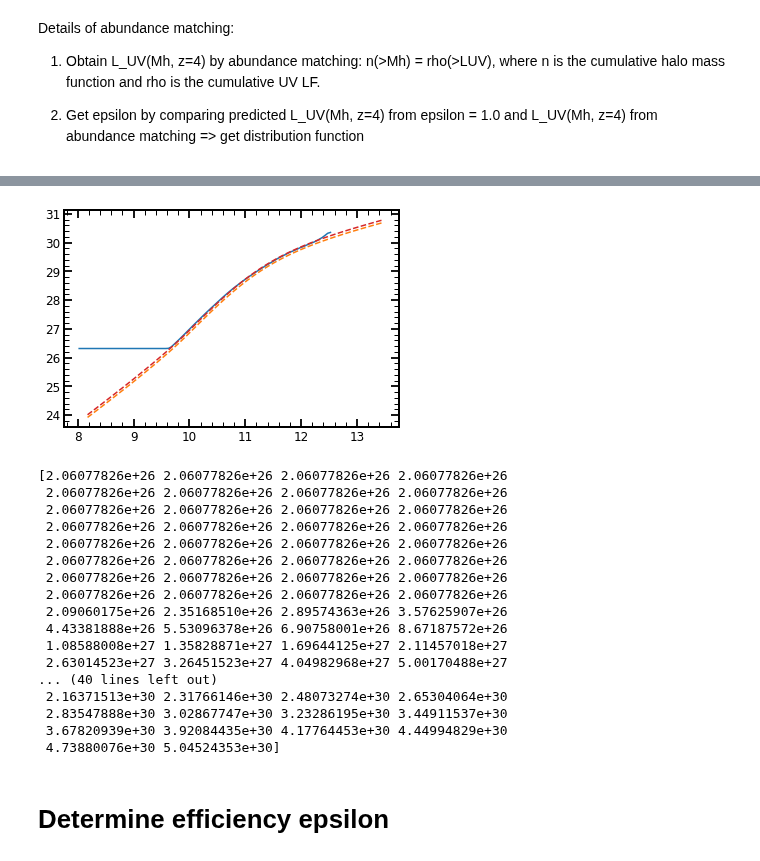
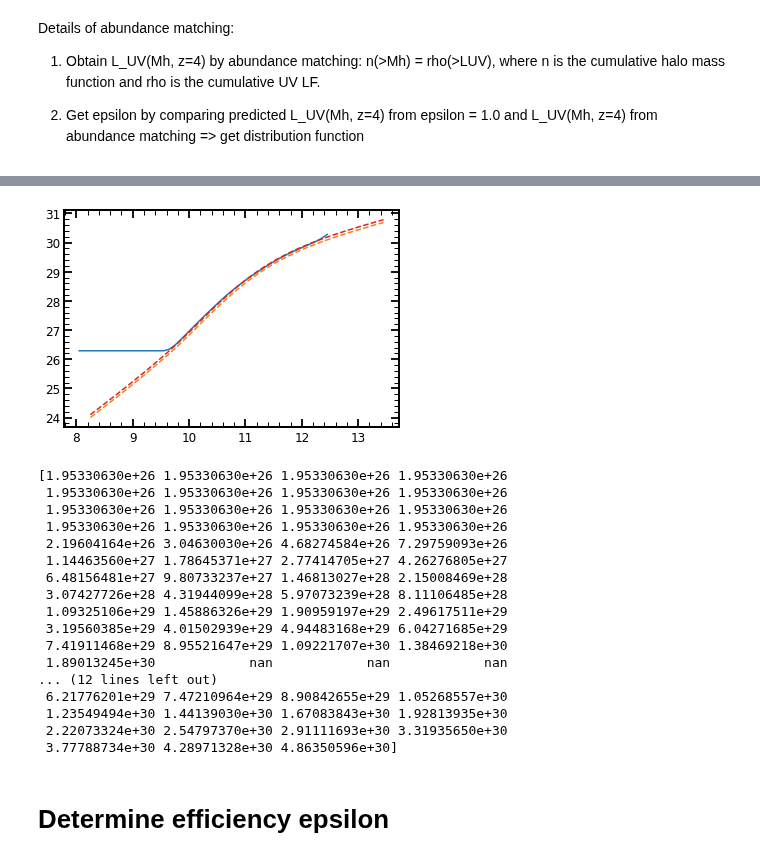
Before and after one commit to stacchella/halo_model, a Jupyter notebook: scripts/Calibration.ipynb, the cells around one changed output, grey strips where cells are left out. Saved outputs shown, nothing was run; the diff lists cells and outputs as text; code cells hidden in the pictures.

```diff
--- a/scripts/Calibration.ipynb
+++ b/scripts/Calibration.ipynb
@@ -63,7 +63,7 @@ min_mass = 9.0
 max_mass = 13.5
 volume_box = 100.0**3  # in Mpc^-3
 
-mass_bins = np.linspace(8.0, 13.5, num=111)
+mass_bins = np.linspace(8.0, 13.5, num=56)
 print mass_bins
 mass_bins_left = mass_bins[:-1]
 mass_bins_center = mass_bins[:-1]+0.5*np.diff(mass_bins)
@@ -186,9 +208,11 @@ def matching(UV_LF, HMF, Mh_list, redshift):
 # get luminosity functions (dust and not dust corrected)
 
 list_mag_in = np.linspace(-30.0, -5.0, num=1000)
-list_mag, phi_mag = UV_LF_Bouwens15(list_mag_in, 4.0, do_dust_corr=True)
-list_mag_wscatter, phi_mag_wscatter = UV_LF_Bouwens15(list_mag_in, 4.0, do_dust_corr=True, with_scatter=True)
-list_mag_not_dust_corrected, phi_mag_not_dust_corrected = UV_LF_Bouwens15(list_mag_in, 4.0, do_dust_corr=False)
+
+list_mag_cum, phi_UV_cum, phi_UV_cum_16, phi_UV_cum_84 = UV_LF_Bouwens15(list_mag_in, 4.0, num_of_draws=1000, cumulative=True, do_dust_corr=True, with_scatter=False)
+list_mag, phi_mag, phi_mag_16, phi_mag_84 = UV_LF_Bouwens15(list_mag_in, 4.0, num_of_draws=1000, cumulative=False, do_dust_corr=True, with_scatter=False)
+list_mag_wscatter, phi_mag_wscatter, phi_mag_wscatter_16, phi_mag_wscatter_84 = UV_LF_Bouwens15(list_mag_in, 4.0, num_of_draws=1000, cumulative=False, do_dust_corr=True, with_scatter=True)
+list_mag_not_dust_corrected, phi_mag_not_dust_corrected, phi_mag_not_dust_corrected_16, phi_mag_not_dust_corrected_84 = UV_LF_Bouwens15(list_mag_in, 4.0, num_of_draws=1000, cumulative=False, do_dust_corr=False, with_scatter=False)
 
 
 # plot luminosity functions
@@ -207,6 +231,6 @@ ax.set_ylim([-6.0, -1.0])
 
 
 plt.legend(frameon=False, fontsize=14)
-plt.savefig(path_figures + 'Calibration/UV_LF_dustcorrection.pdf', bbox_inches='tight')
+plt.savefig(path_figures + 'Calibration/UV_LF_dustcorrection2.pdf', bbox_inches='tight')
 plt.show()
 # %% [output]
@@ -231,39 +276,39 @@ plt.show()
 # %%
 # do the abundance matching and plot LUV-Mhalo relation
 
 Mh_list = mass_bins_center
-LUV_Mh = matching([list_mag, np.log10(phi_UV_cum)], [mass_bins_left, np.log10(HMF_z4)], Mh_list, 4.0)
-LUV_Mh2 = matching([list_mag, np.log10(phi_UV_cum)], [np.log10(HMF_analytic_z4[0]), np.log10(HMF_analytic_z4[1])], Mh_list, 4.0)
+LUV_Mh = matching([list_mag_cum, np.log10(phi_UV_cum)], [mass_bins_left, np.log10(HMF_z4)], Mh_list, 4.0)
+LUV_Mh2 = matching([list_mag_cum, np.log10(phi_UV_cum)], [np.log10(HMF_analytic_z4[0]), np.log10(HMF_analytic_z4[1])], Mh_list, 4.0)
 
 idx = np.abs(Mh_list-11.0).argmin()
 LUV_Mh_renorm = LUV_Mh2*LUV_Mh[idx]/LUV_Mh2[idx]
 
 plt.plot(Mh_list, np.log10(LUV_Mh), '-')
 plt.plot(Mh_list, np.log10(LUV_Mh_renorm), '--', color='C3')
 plt.plot(Mh_list, np.log10(LUV_Mh2), '--')
 plt.show()
 
 print LUV_Mh
 print LUV_Mh2
 # %% [output]
-[figure, old version]
+[figure, new version]
-[2.06077826e+26 2.06077826e+26 2.06077826e+26 2.06077826e+26
- 2.06077826e+26 2.06077826e+26 2.06077826e+26 2.06077826e+26
- 2.06077826e+26 2.06077826e+26 2.06077826e+26 2.06077826e+26
- 2.06077826e+26 2.06077826e+26 2.06077826e+26 2.06077826e+26
- 2.06077826e+26 2.06077826e+26 2.06077826e+26 2.06077826e+26
- 2.06077826e+26 2.06077826e+26 2.06077826e+26 2.06077826e+26
- 2.06077826e+26 2.06077826e+26 2.06077826e+26 2.06077826e+26
- 2.06077826e+26 2.06077826e+26 2.06077826e+26 2.06077826e+26
- 2.09060175e+26 2.35168510e+26 2.89574363e+26 3.57625907e+26
- 4.43381888e+26 5.53096378e+26 6.90758001e+26 8.67187572e+26
- 1.08588008e+27 1.35828871e+27 1.69644125e+27 2.11457018e+27
- 2.63014523e+27 3.26451523e+27 4.04982968e+27 5.00170488e+27
-... (40 lines left out)
- 2.16371513e+30 2.31766146e+30 2.48073274e+30 2.65304064e+30
- 2.83547888e+30 3.02867747e+30 3.23286195e+30 3.44911537e+30
- 3.67820939e+30 3.92084435e+30 4.17764453e+30 4.44994829e+30
- 4.73880076e+30 5.04524353e+30]
+[1.95330630e+26 1.95330630e+26 1.95330630e+26 1.95330630e+26
+ 1.95330630e+26 1.95330630e+26 1.95330630e+26 1.95330630e+26
+ 1.95330630e+26 1.95330630e+26 1.95330630e+26 1.95330630e+26
+ 1.95330630e+26 1.95330630e+26 1.95330630e+26 1.95330630e+26
+ 2.19604164e+26 3.04630030e+26 4.68274584e+26 7.29759093e+26
+ 1.14463560e+27 1.78645371e+27 2.77414705e+27 4.26276805e+27
+ 6.48156481e+27 9.80733237e+27 1.46813027e+28 2.15008469e+28
+ 3.07427726e+28 4.31944099e+28 5.97073239e+28 8.11106485e+28
+ 1.09325106e+29 1.45886326e+29 1.90959197e+29 2.49617511e+29
+ 3.19560385e+29 4.01502939e+29 4.94483168e+29 6.04271685e+29
+ 7.41911468e+29 8.95521647e+29 1.09221707e+30 1.38469218e+30
+ 1.89013245e+30            nan            nan            nan
+... (12 lines left out)
+ 6.21776201e+29 7.47210964e+29 8.90842655e+29 1.05268557e+30
+ 1.23549494e+30 1.44139030e+30 1.67083843e+30 1.92813935e+30
+ 2.22073324e+30 2.54797370e+30 2.91111693e+30 3.31935650e+30
+ 3.77788734e+30 4.28971328e+30 4.86350596e+30]
 # %% [markdown]
 # Determine efficiency epsilon
 # %%
```
Also changed, not shown: parts of 10 cells of this notebook, 11 other files.
